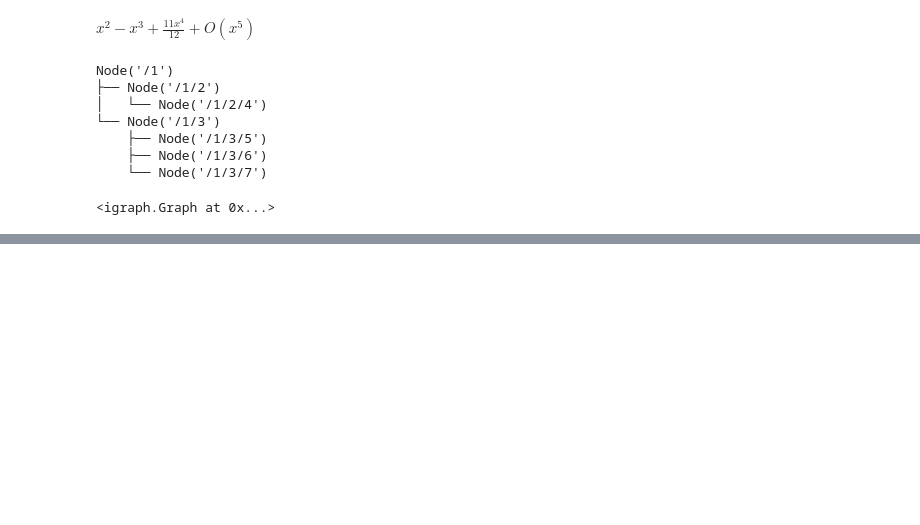
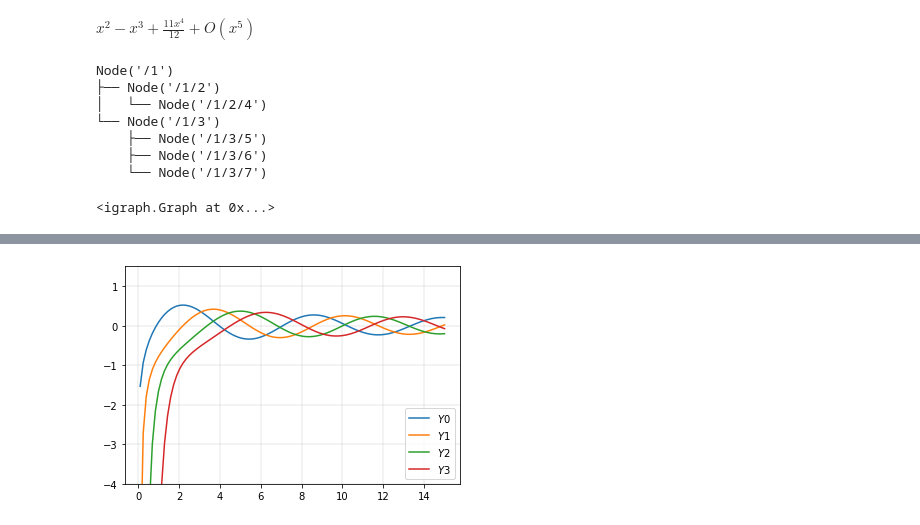
Before and after one commit to mualal/source, a Jupyter notebook: draft_experiments.ipynb, the cells around one changed output, grey strips where cells are left out. Saved outputs shown, nothing was run; the diff lists cells and outputs as text; code cells hidden in the pictures; blank space fills up the shorter version.

```diff
--- a/draft_experiments.ipynb
+++ b/draft_experiments.ipynb
@@ -54,0 +80,22 @@ graph
+# %%
+Y0 = lambda t: bessely(0, t)
+Y1 = lambda t: bessely(1, t)
+Y2 = lambda t: bessely(2, t)
+Y3 = lambda t: bessely(3, t)
+
+time = np.linspace(0.1,15,101)
+Y0 = np.array([N(Y0(i)) for i in time])
+Y1 = np.array([N(Y1(i)) for i in time])
+Y2 = np.array([N(Y2(i)) for i in time])
+Y3 = np.array([N(Y3(i)) for i in time])
+
+plt.plot(time, Y0, label='$Y0$')
+plt.plot(time, Y1, label='$Y1$')
+plt.plot(time, Y2, label='$Y2$')
+plt.plot(time, Y3, label='$Y3$')
+plt.ylim(-4,1.5)
+
+plt.legend()
+plt.grid(linewidth=0.3)
+# %% [output]
+[figure, added]
```
Also changed, not shown: parts of 3 cells of this notebook.
